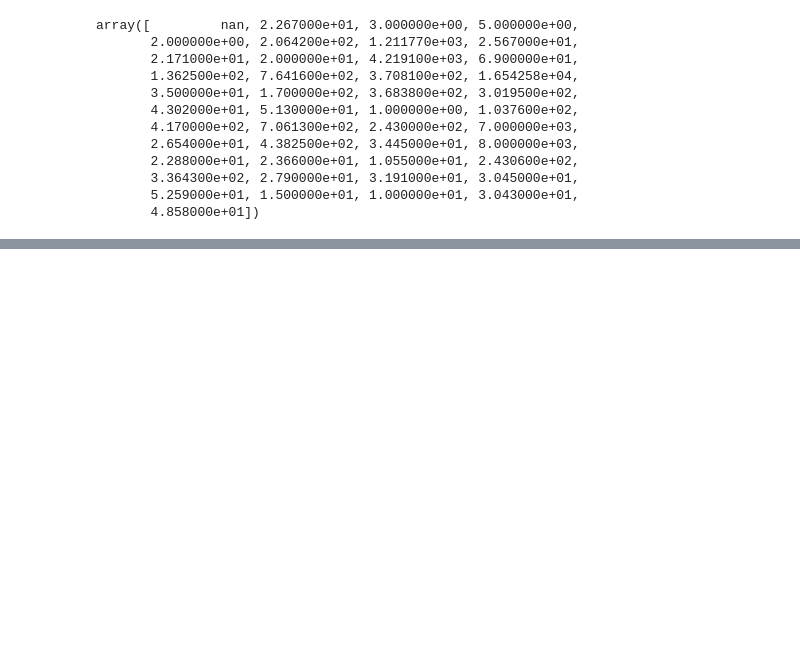
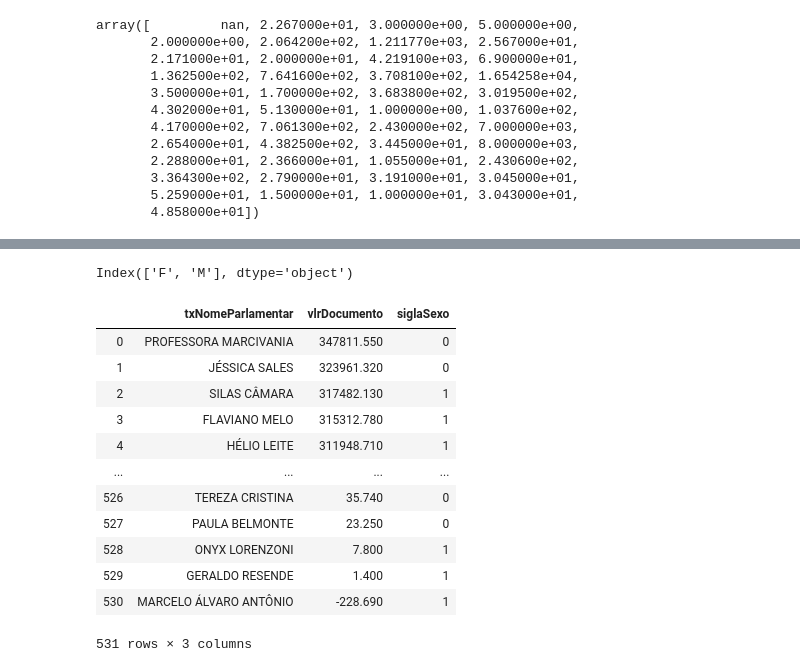
Before and after one commit to instituto-hub/Bootcamp-Ciencia-de-Dados, a Jupyter notebook: Turma #1/gasto_deputados.ipynb, the cells around one changed output, grey strips where cells are left out. Drawn from its saved outputs; the diff is of its cells as text; code cells hidden in the pictures; blank space fills up the shorter version.

Commit message:
novos gastos

```diff
--- a/Turma #1/gasto_deputados.ipynb
+++ b/Turma #1/gasto_deputados.ipynb
@@ -312,7 +312,9 @@ lista_gasto_sexo
   'vlrDocumento': -228.68999999999997,
   'siglaSexo': 'M'}]
 # %%
-genero_deputados = pd.DataFrame(lista_gasto_sexo,columns=['txNomeParlamentar', 'vlrDocumento', 'siglaSexo'])
+genero_deputados = pd.DataFrame(lista_gasto_sexo,columns=['txNomeParlamentar',
+                                                          'vlrDocumento',
+                                                          'siglaSexo'])
 # %%
 genero_deputados
 # %% [output]
@@ -438,0 +489,22 @@ print(predicted)
+# %%
+genero_deputados['siglaSexo'].cat.categories
+# %% [output]
+Index(['F', 'M'], dtype='object')
+# %%
+genero_deputados['siglaSexo'] = genero_deputados['siglaSexo'].cat.rename_categories([0, 1])
+# %%
+genero_deputados
+# %% [output]
+|  | txNomeParlamentar | vlrDocumento | siglaSexo |
+| 0 | PROFESSORA MARCIVANIA | 347811.550 | 0 |
+| 1 | JÉSSICA SALES | 323961.320 | 0 |
+| 2 | SILAS CÂMARA | 317482.130 | 1 |
+| 3 | FLAVIANO MELO | 315312.780 | 1 |
+| 4 | HÉLIO LEITE | 311948.710 | 1 |
+| ... | ... | ... | ... |
+| 526 | TEREZA CRISTINA | 35.740 | 0 |
+| 527 | PAULA BELMONTE | 23.250 | 0 |
+| 528 | ONYX LORENZONI | 7.800 | 1 |
+| 529 | GERALDO RESENDE | 1.400 | 1 |
+| 530 | MARCELO ÁLVARO ANTÔNIO | -228.690 | 1 |
+531 rows × 3 columns
```
Also changed, not shown: parts of 19 cells of this notebook.
